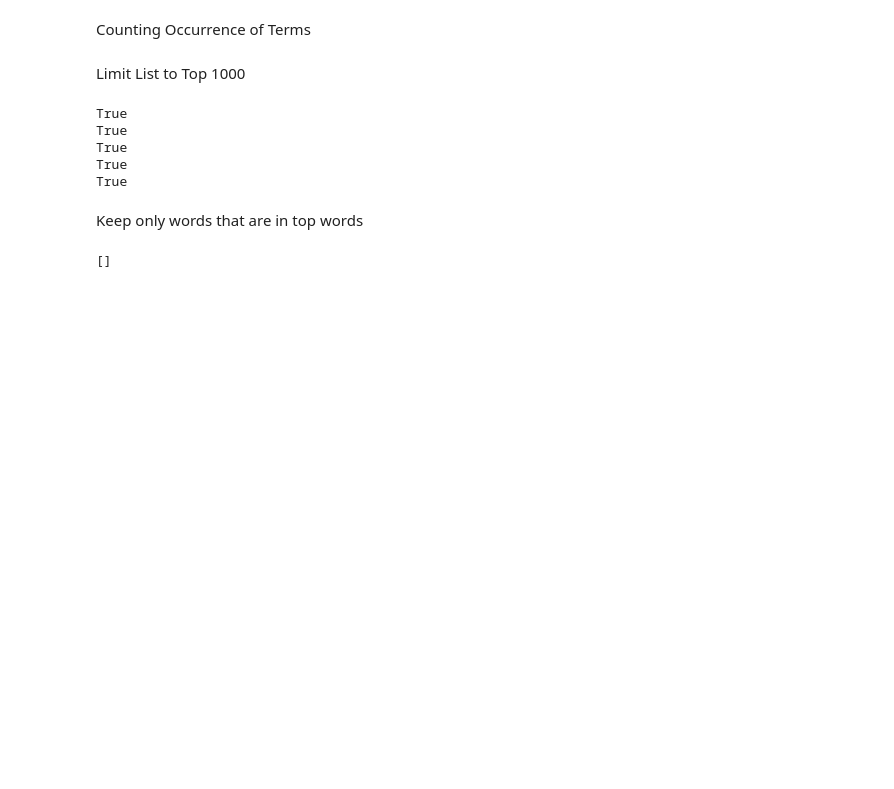
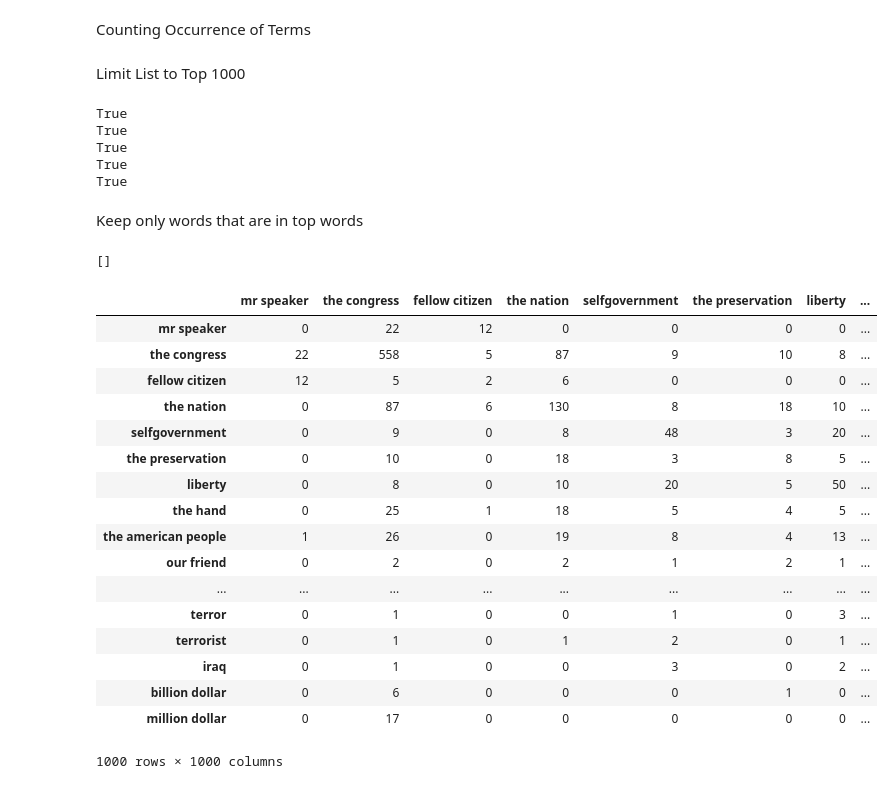
Before and after one commit to marioamz/State-of-the-Unions, a Jupyter notebook: pipeline.ipynb, the cells around one changed output. Saved outputs shown, nothing was run; the diff lists cells and outputs as text; code cells hidden in the pictures; blank space fills up the shorter version.

Commit message:
changes co-occurrence matrix function, added a new one to transform Alix's dictionary into a list of lists, and outputed a csv

```diff
--- a/pipeline.ipynb
+++ b/pipeline.ipynb
@@ -27,6 +27,8 @@ filetype = '*txt'
 Read in Data
 # %%
 # Speeches to dictionary
+PATH = '/Users/aleistermontfort/Desktop/speeches' # Aleister Path
+
 speeches = ut.reading_data(PATH,'*.txt')
 # %% [markdown]
 Create Noun Phrases
@@ -70,7 +71,3 @@ True
 Keep only words that are in top words
 # %%
 final_data = ut.limit(clean_speeches, top_words)
-# %%
-final_data
-# %% [output]
-[]
@@ -76,0 +76,29 @@ final_data
+# %%
+check_this
+# %% [output]
+[]
+# %%
+list_of_paragraphs = ut.convert_dict_to_list(final_data)
+# %%
+test = ut.co_oc_matrix(list_of_paragraphs,True,True)
+# %%
+test
+# %% [output]
+|  | mr speaker | the congress | fellow citizen | the nation | selfgovernment | the preservation | liberty | ... |
+| mr speaker | 0 | 22 | 12 | 0 | 0 | 0 | 0 | ... |
+| the congress | 22 | 558 | 5 | 87 | 9 | 10 | 8 | ... |
+| fellow citizen | 12 | 5 | 2 | 6 | 0 | 0 | 0 | ... |
+| the nation | 0 | 87 | 6 | 130 | 8 | 18 | 10 | ... |
+| selfgovernment | 0 | 9 | 0 | 8 | 48 | 3 | 20 | ... |
+| the preservation | 0 | 10 | 0 | 18 | 3 | 8 | 5 | ... |
+| liberty | 0 | 8 | 0 | 10 | 20 | 5 | 50 | ... |
+| the hand | 0 | 25 | 1 | 18 | 5 | 4 | 5 | ... |
+| the american people | 1 | 26 | 0 | 19 | 8 | 4 | 13 | ... |
+| our friend | 0 | 2 | 0 | 2 | 1 | 2 | 1 | ... |
+| ... | ... | ... | ... | ... | ... | ... | ... | ... |
+| terror | 0 | 1 | 0 | 0 | 1 | 0 | 3 | ... |
+| terrorist | 0 | 1 | 0 | 1 | 2 | 0 | 1 | ... |
+| iraq | 0 | 1 | 0 | 0 | 3 | 0 | 2 | ... |
+| billion dollar | 0 | 6 | 0 | 0 | 0 | 1 | 0 | ... |
+| million dollar | 0 | 17 | 0 | 0 | 0 | 0 | 0 | ... |
+1000 rows × 1000 columns
```
Also changed, not shown: parts of 3 cells of this notebook, 1 other file.
